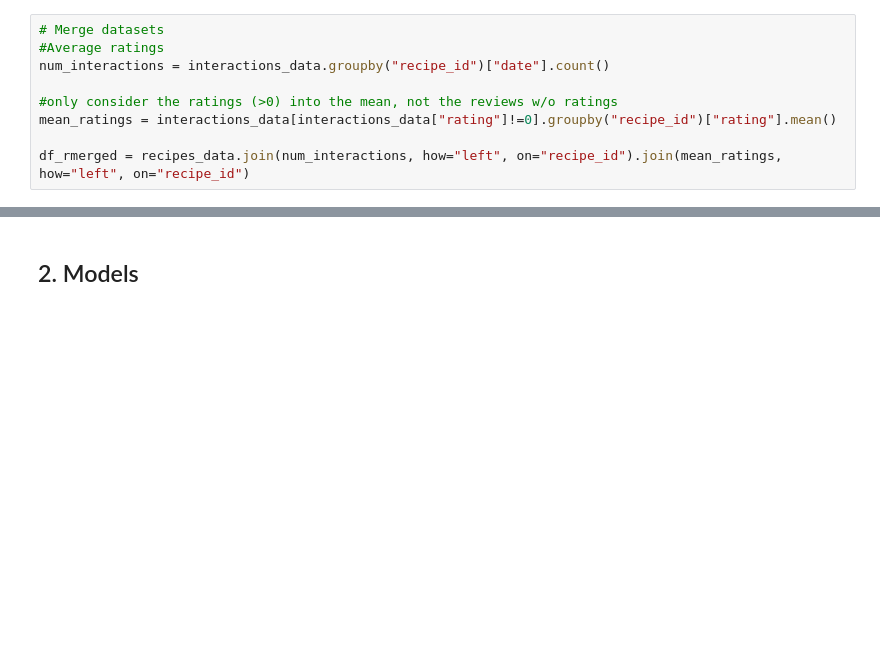
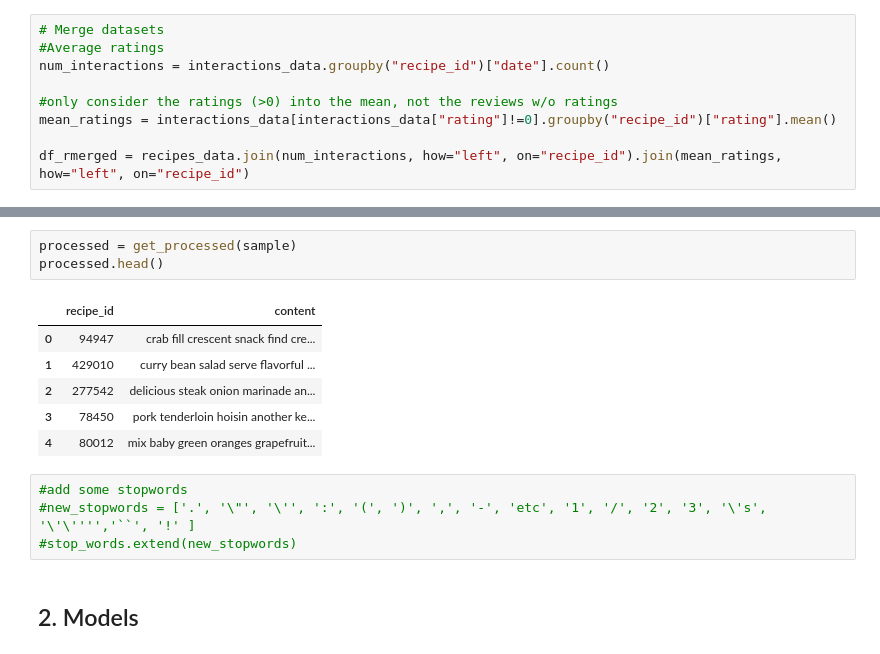
Before and after one commit to CaroHolt/WebMiningRecipeProject, a Jupyter notebook: code/Content Mining Overall.ipynb, the cells around one changed output, grey strips where cells are left out. Cells and saved outputs as stored; diff of their text form; blank space fills up the shorter version.

```diff
--- a/code/Content Mining Overall.ipynb
+++ b/code/Content Mining Overall.ipynb
@@ -85,3 +247,17 @@ df_rmerged = recipes_data.join(num_interactions, how="left", on="recipe_id").joi
+# %%
+processed = get_processed(sample)
+processed.head()
+# %% [output]
+|  | recipe_id | content |
+| 0 | 94947 | crab fill crescent snack find cre... |
+| 1 | 429010 | curry bean salad serve flavorful ... |
+| 2 | 277542 | delicious steak onion marinade an... |
+| 3 | 78450 | pork tenderloin hoisin another ke... |
+| 4 | 80012 | mix baby green oranges grapefruit... |
+# %%
+#add some stopwords
+#new_stopwords = ['.', '\"', '\'', ':', '(', ')', ',', '-', 'etc', '1', '/', '2', '3', '\'s', '\'\'''','``', '!' ]
+#stop_words.extend(new_stopwords)
 # %% [markdown]
 <a id='models'></a>
 ## 2. Models
```
Also changed, not shown: parts of 20 cells of this notebook.
